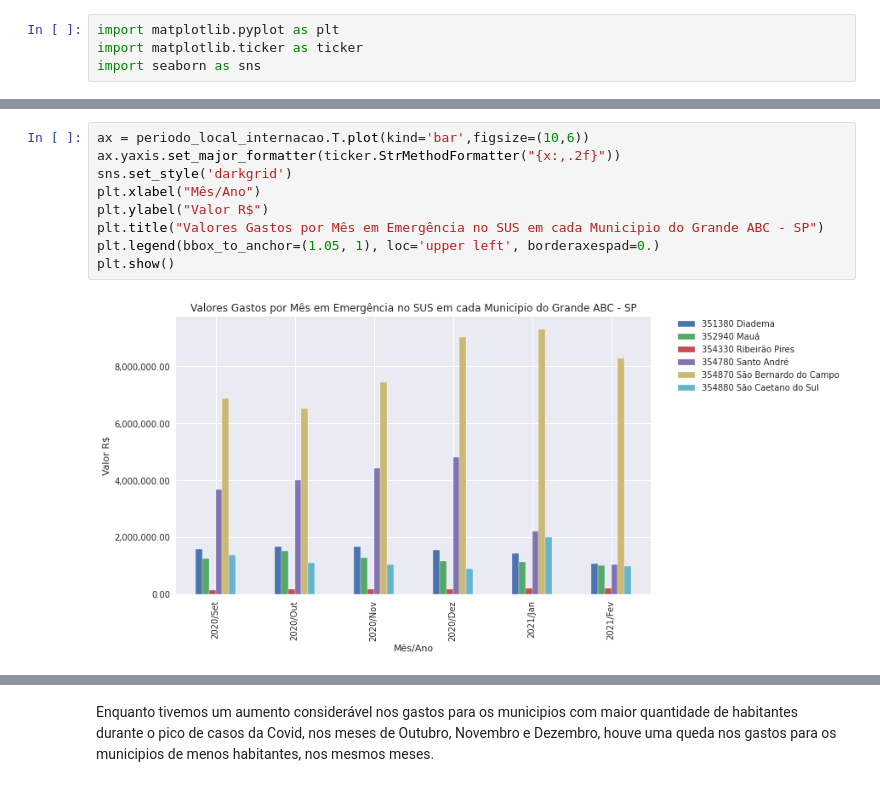
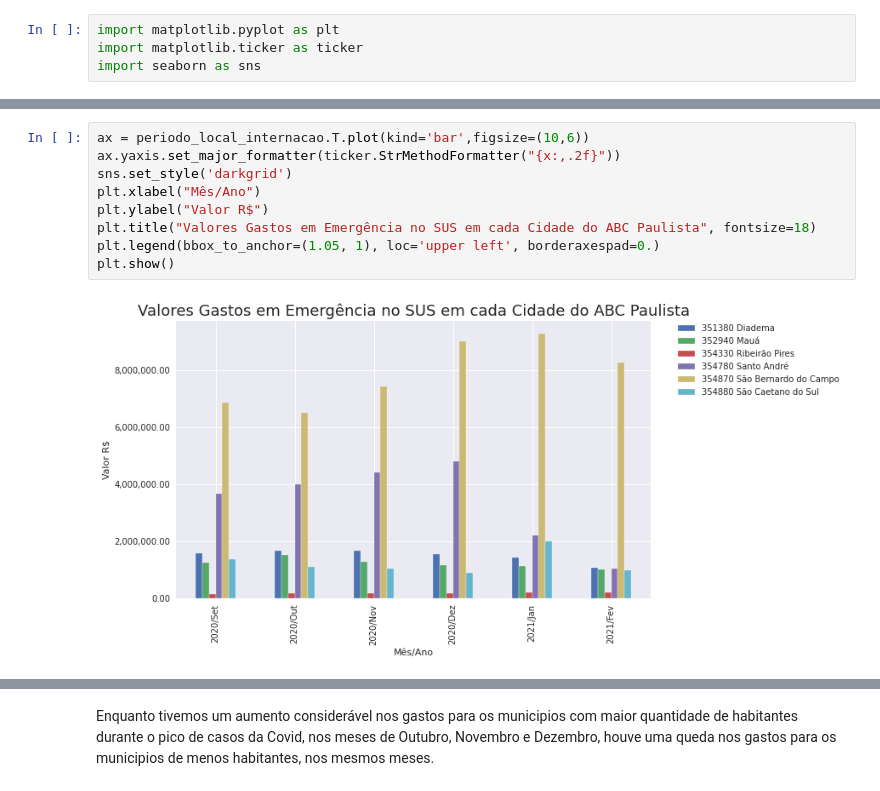
Before and after one commit to brunarigo/DS-project01-datasus-analysis, a Jupyter notebook: Notebooks/Project01_Datasus_Analysis.ipynb, the cells around one changed output, grey strips where cells are left out. Drawn from its saved outputs; the diff is of its cells as text.

```diff
--- a/Notebooks/Project01_Datasus_Analysis.ipynb
+++ b/Notebooks/Project01_Datasus_Analysis.ipynb
@@ -97,11 +59,11 @@ periodo_local_internacao
 # %%
 ax = periodo_local_internacao.T.plot(kind='bar',figsize=(10,6))
 ax.yaxis.set_major_formatter(ticker.StrMethodFormatter("{x:,.2f}"))
 sns.set_style('darkgrid')
 plt.xlabel("Mês/Ano")
 plt.ylabel("Valor R$")
-plt.title("Valores Gastos por Mês em Emergência no SUS em cada Municipio do Grande ABC - SP")
+plt.title("Valores Gastos em Emergência no SUS em cada Cidade do ABC Paulista", fontsize=18)
 plt.legend(bbox_to_anchor=(1.05, 1), loc='upper left', borderaxespad=0.)
 plt.show()
 # %% [output]
-[figure, old version]
+[figure, new version]
```
Also changed, not shown: parts of 25 cells of this notebook.
